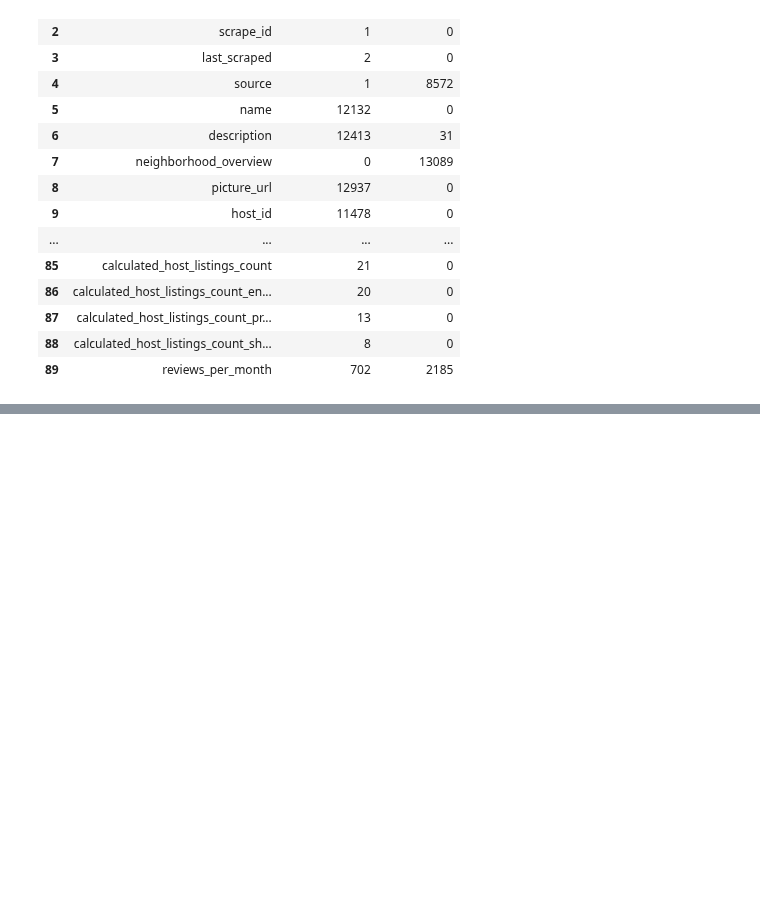
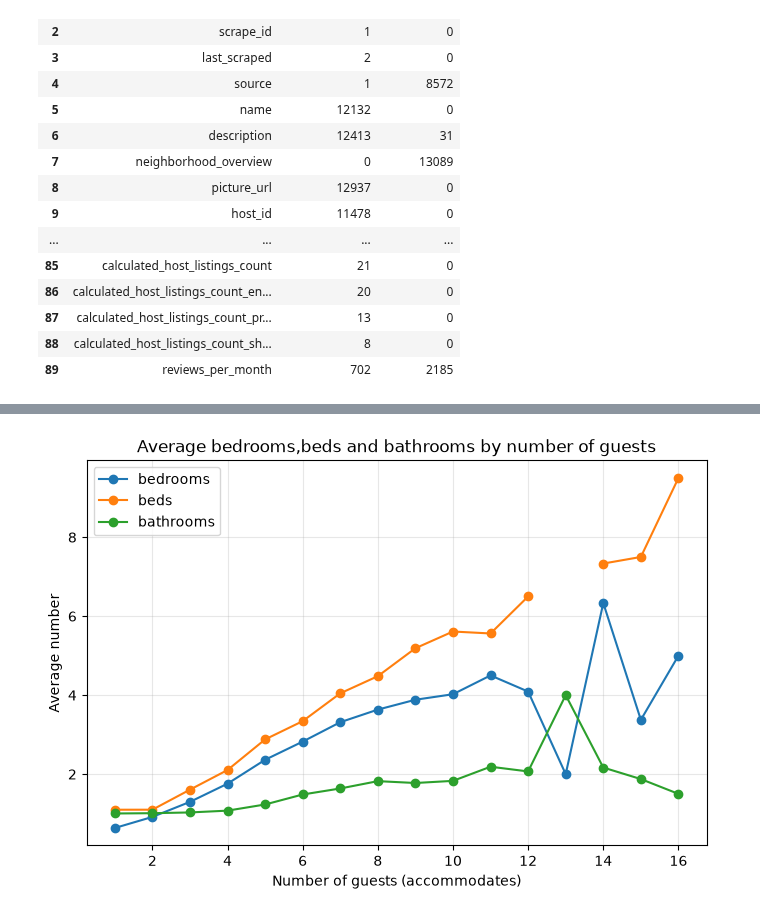
Before and after one commit to malenalisken/Airbnb_project, a Jupyter notebook: data/cleaning/listings.ipynb, the cells around one changed output, grey strips where cells are left out. Drawn from its saved outputs; the diff is of its cells as text; code cells hidden in the pictures; blank space fills up the shorter version.

```diff
--- a/data/cleaning/listings.ipynb
+++ b/data/cleaning/listings.ipynb
@@ -44,0 +182,11 @@ print(f"Cleaned shape: {df_cleaned_obs.shape}")
+# %%
+avg = df_clean.groupby("accommodates")[["bedrooms", "beds", "bathrooms"]].mean()
+
+avg.plot(marker="o", figsize=(8, 5))
+plt.xlabel("Number of guests (accommodates)")
+plt.ylabel("Average number")
+plt.title("Average bedrooms,beds and bathrooms by number of guests")
+plt.grid(alpha=0.3)
+plt.show()
+# %% [output]
+[figure, added]
```
Also changed, not shown: parts of 22 cells of this notebook.
